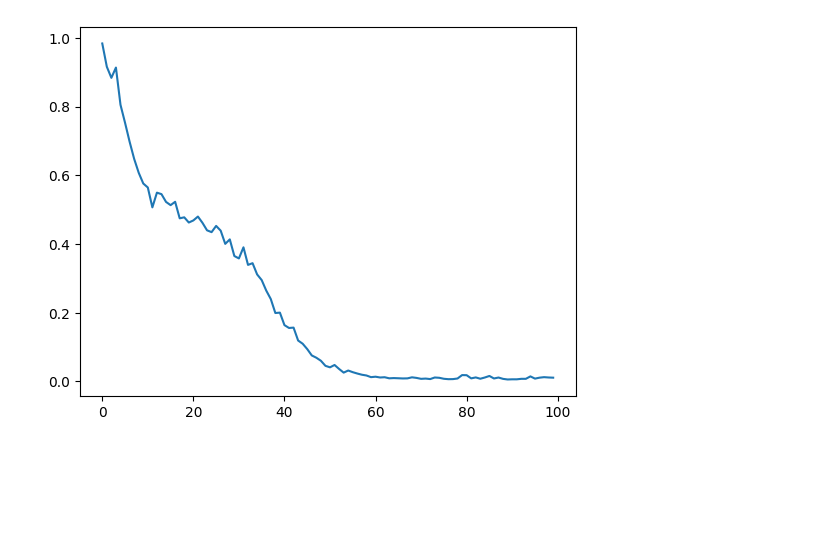
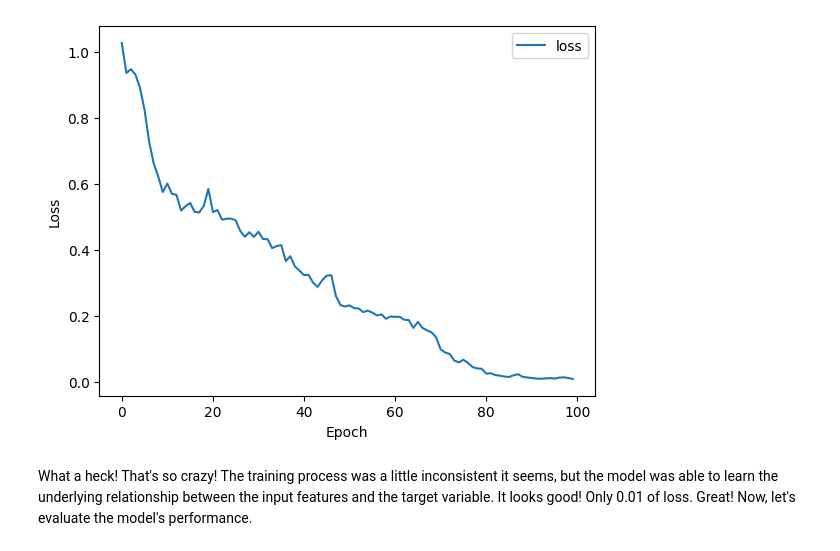
Before and after one commit to felipedepauli/so-deep, a Jupyter notebook: DL03_ANN/ann_regression.ipynb, the cells around one changed output. Drawn from its saved outputs; the diff is of its cells as text; code cells hidden in the pictures; blank space fills up the shorter version.

```diff
--- a/DL03_ANN/ann_regression.ipynb
+++ b/DL03_ANN/ann_regression.ipynb
@@ -104,4 +141,10 @@ Epoch 100/100
 # %%
-plt.plot(r.history['loss'], label='loss');
+plt.plot(r.history['loss'], label='loss')
+plt.xlabel('Epoch')
+plt.ylabel('Loss')
+plt.legend()
+plt.show()
 # %% [output]
-[figure, old version]
+[figure, new version]
+# %% [markdown]
+What a heck! That's so crazy! The training process was a little inconsistent it seems, but the model was able to learn the underlying relationship between the input features and the target variable. It looks good! Only 0.01 of loss. Great! Now, let's evaluate the model's performance.
```
Also changed, not shown: parts of 24 cells of this notebook.
